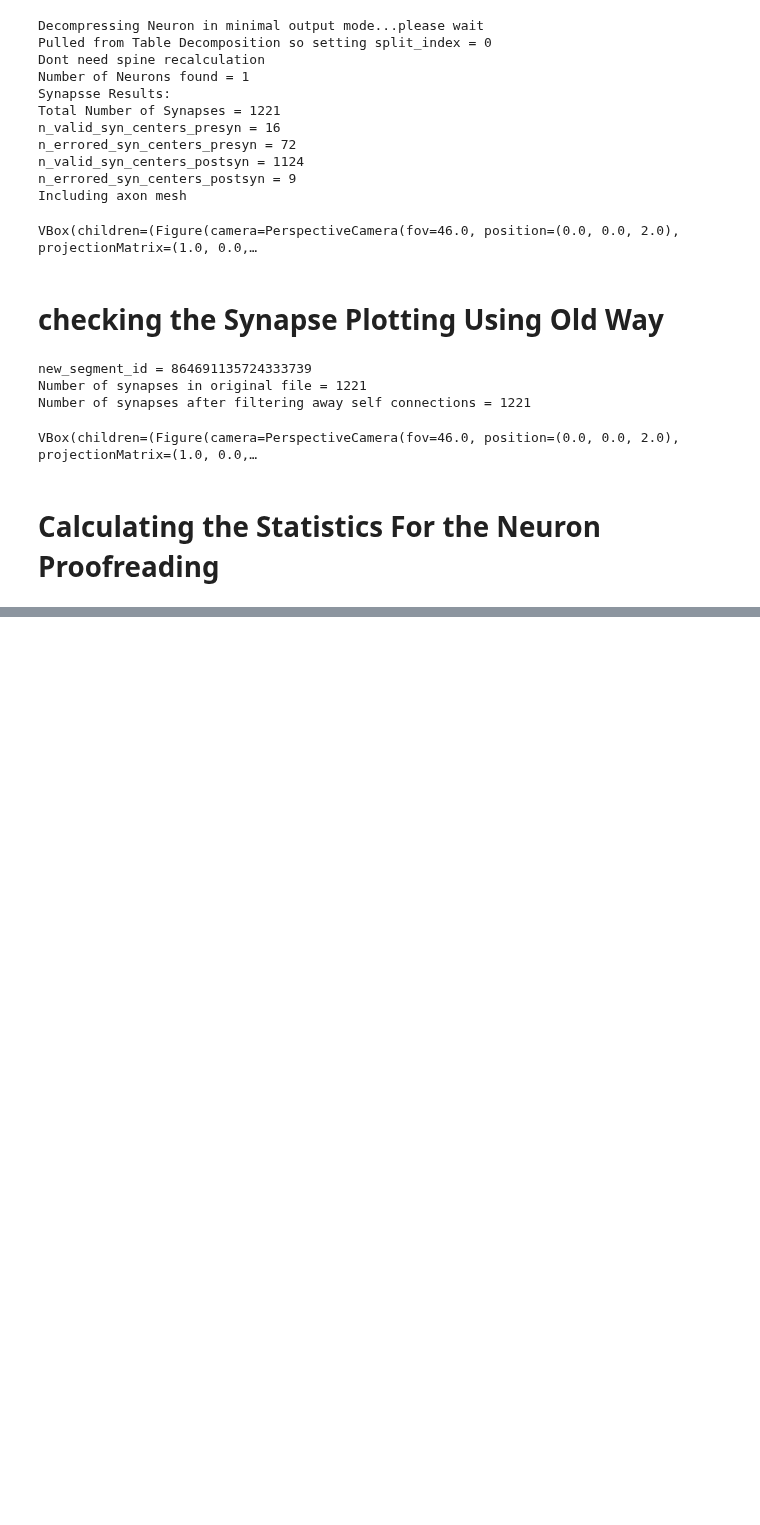
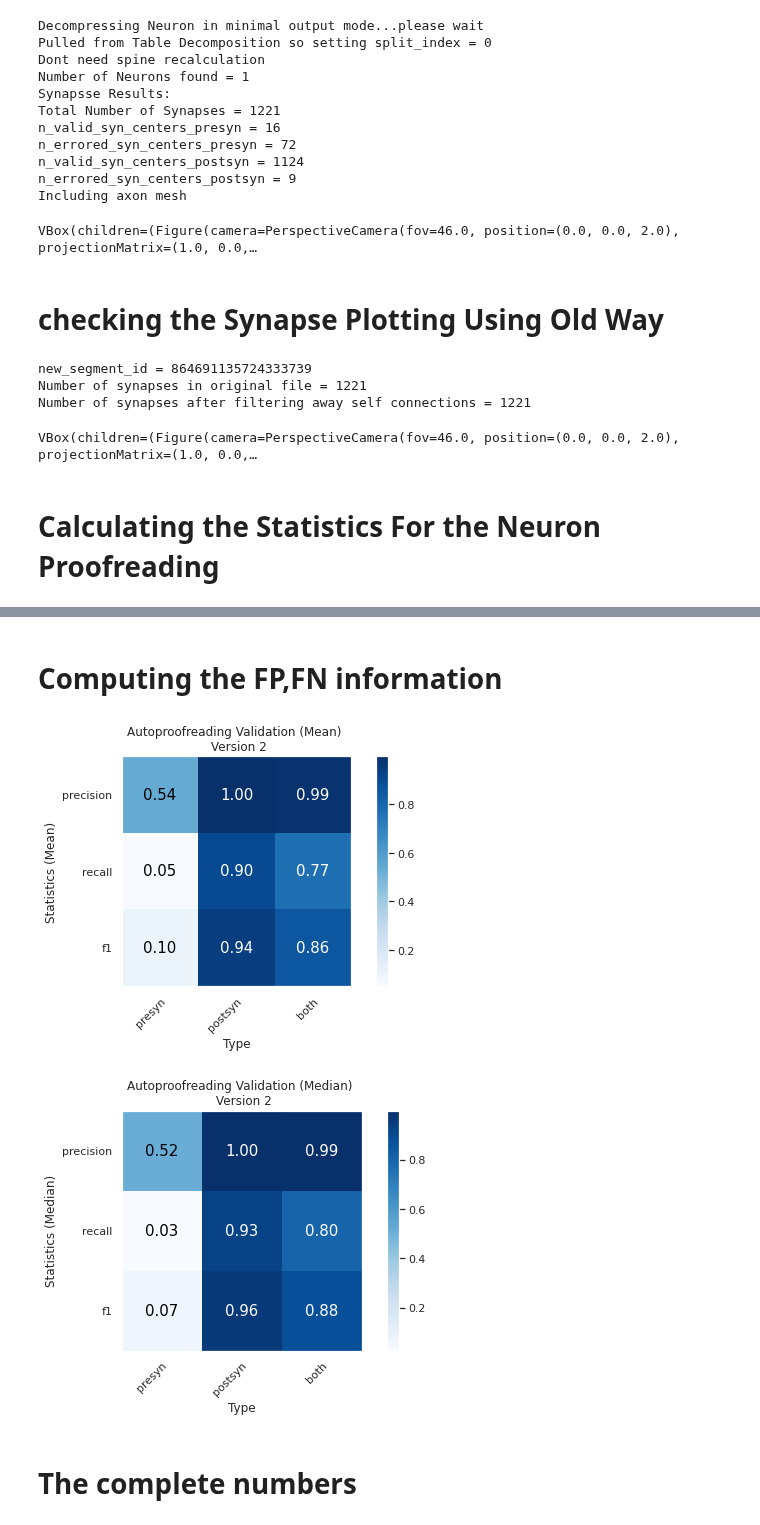
Before and after one commit to celiibrendan/neuron_mesh_tools, a Jupyter notebook: Auto_Proofreading/Validation_Testing/Allen_Proofread_Validation/Manually_Proofread_Cells_vp3.ipynb, the cells around one changed output, grey strips where cells are left out. Saved outputs shown, nothing was run; the diff lists cells and outputs as text; code cells hidden in the pictures; blank space fills up the shorter version.

```diff
--- a/Auto_Proofreading/Validation_Testing/Allen_Proofread_Validation/Manually_Proofread_Cells_vp3.ipynb
+++ b/Auto_Proofreading/Validation_Testing/Allen_Proofread_Validation/Manually_Proofread_Cells_vp3.ipynb
@@ -264,0 +334,26 @@ for all of the categories
+# %% [markdown]
+# Computing the FP,FN information
+# %%
+new_dict = pd.concat(score_dfs)[["Type","recall","precision","f1"]]
+collapsed_df = new_dict.groupby("Type").mean()
+
+vu.plot_scores(#need to order by
+    score_df = collapsed_df,
+    synapse_types = ["presyn","postsyn","both"],
+    score_types = ["precision","recall","f1"],
+    y_label='Statistics (Mean)',
+    title = "Autoproofreading Validation (Mean) \n Version 2")
+
+collapsed_df = new_dict.groupby("Type").median()
+
+vu.plot_scores(#need to order by
+    score_df = collapsed_df,
+    synapse_types = ["presyn","postsyn","both"],
+    score_types = ["precision","recall","f1"],
+    y_label='Statistics (Median)',
+    title = "Autoproofreading Validation (Median) \n Version 2")
+# %% [output]
+[figure, added]
+[figure, added]
+# %% [markdown]
+# The complete numbers
```
Also changed, not shown: parts of 17 cells of this notebook, 3 other files.
